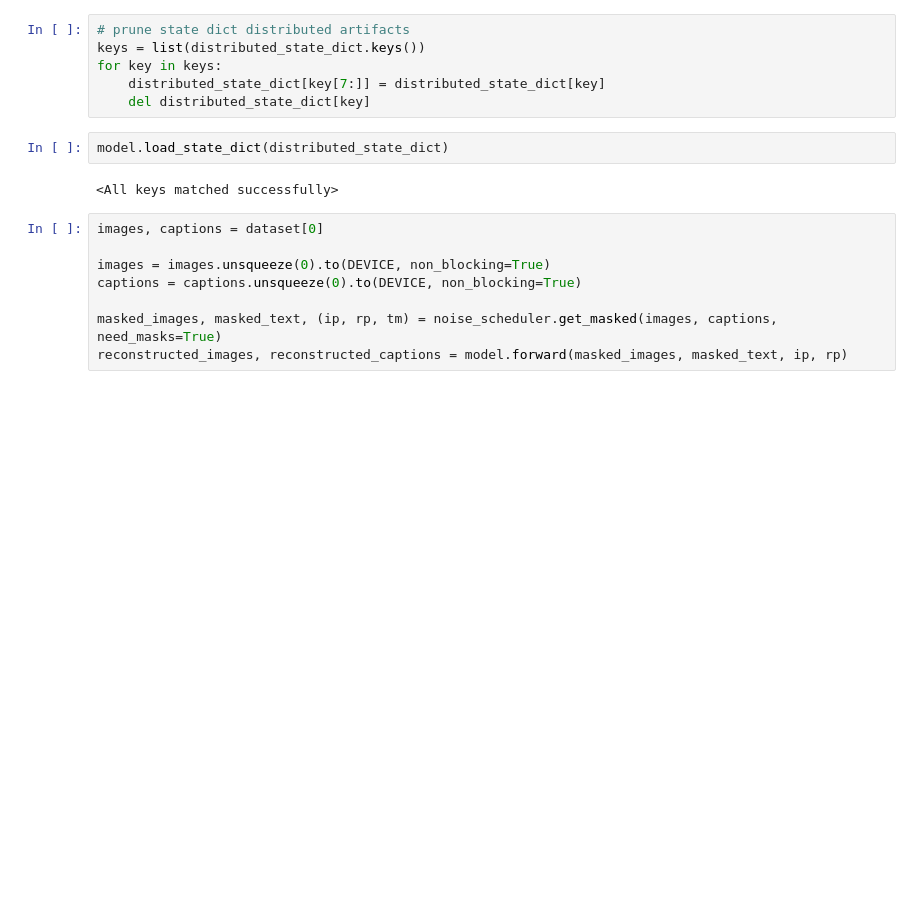
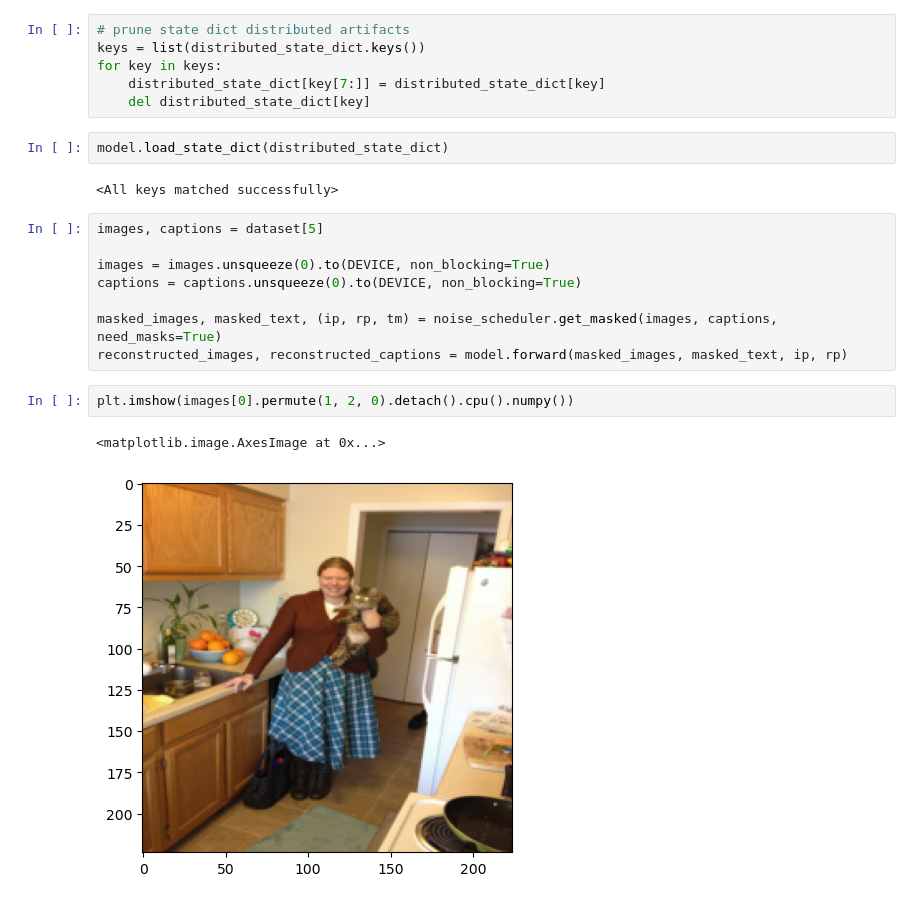
Before and after one commit to roloza7/dl-final-sp2024, a Jupyter notebook: sample_generator.ipynb, the cells around one changed output. Saved outputs shown, nothing was run; the diff lists cells and outputs as text; blank space fills up the shorter version.

```diff
--- a/sample_generator.ipynb
+++ b/sample_generator.ipynb
@@ -42,13 +42,18 @@ model.load_state_dict(distributed_state_dict)
 # %% [output]
 <All keys matched successfully>
 # %%
-images, captions = dataset[0]
+images, captions = dataset[5]
 
 images = images.unsqueeze(0).to(DEVICE, non_blocking=True)
 captions = captions.unsqueeze(0).to(DEVICE, non_blocking=True)
 
 masked_images, masked_text, (ip, rp, tm) = noise_scheduler.get_masked(images, captions, need_masks=True)
 reconstructed_images, reconstructed_captions = model.forward(masked_images, masked_text, ip, rp)
+# %%
+plt.imshow(images[0].permute(1, 2, 0).detach().cpu().numpy())
+# %% [output]
+<matplotlib.image.AxesImage at 0x...>
+[figure, added]
 # %%
 for image in reconstructed_images:
     plt.imshow(image.permute(1, 2, 0).detach().cpu().numpy())
```
Also changed, not shown: parts of 2 cells of this notebook, 2 other files.
